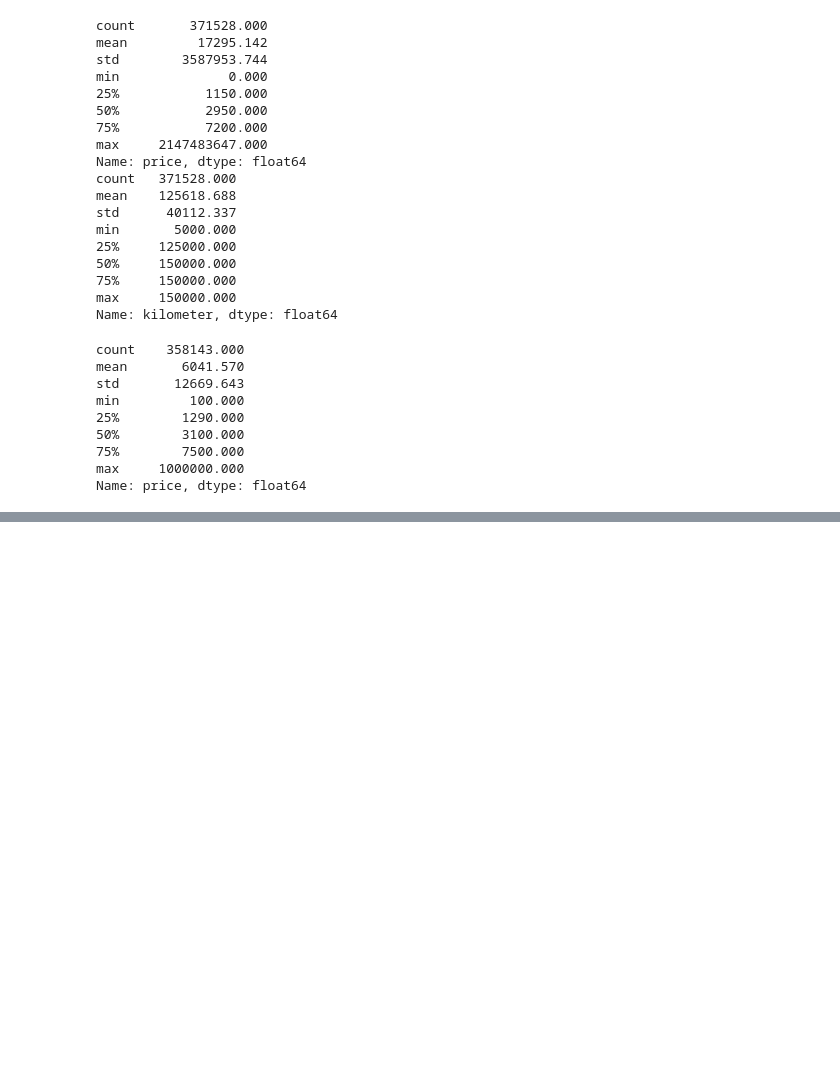
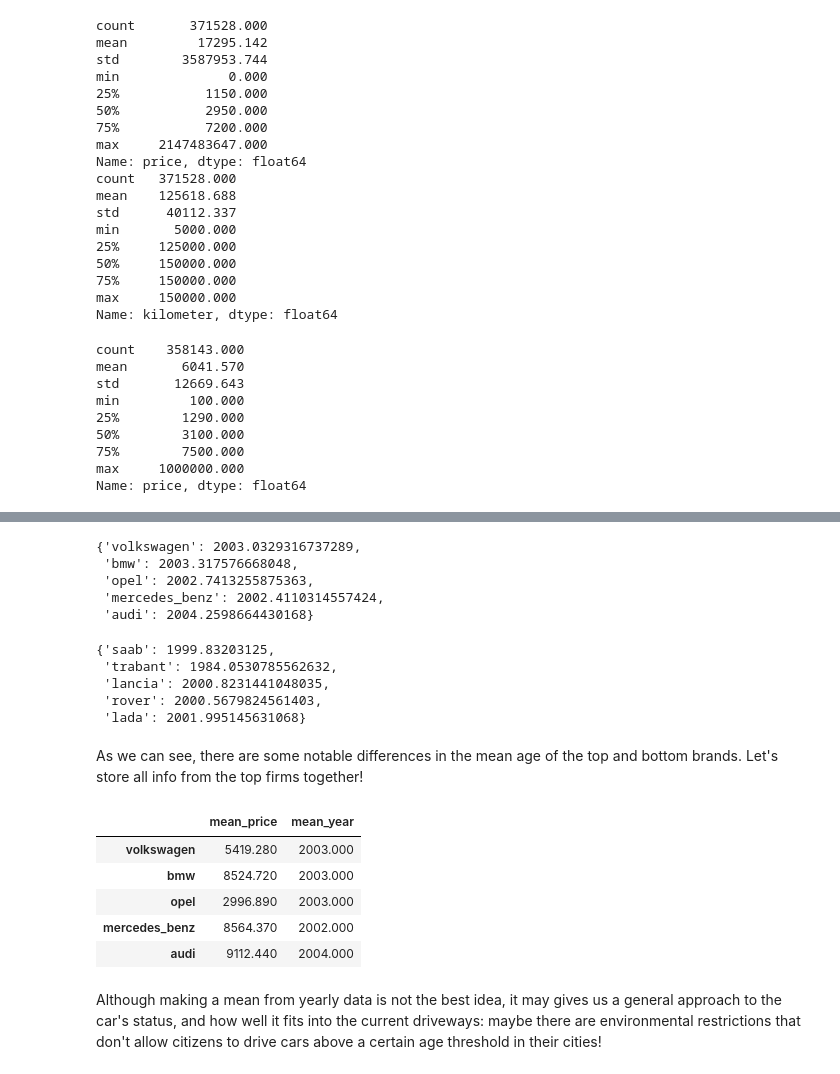
Before and after one commit to alvarosc99/Ebay-car-sales-exploration, a Jupyter notebook: code.ipynb, the cells around one changed output, grey strips where cells are left out. Drawn from its saved outputs; the diff is of its cells as text; code cells hidden in the pictures; blank space fills up the shorter version.

```diff
--- a/code.ipynb
+++ b/code.ipynb
@@ -237,0 +309,6 @@ We've successfully discarded outliers from the price column, which clearly had i
+# %%
+agg = {}
+for brand in top_brands:
+    filtered = autos.loc[autos["brand"] == brand]
+    mean = filtered["price"].mean()
+    agg[brand] = round(mean, 2)
@@ -237,0 +325,3 @@ We've successfully discarded outliers from the price column, which clearly had i
+# %%
+bottom_brands = autos["brand"].value_counts().tail(5).index
+print(bottom_brands)
@@ -237,0 +330,8 @@ We've successfully discarded outliers from the price column, which clearly had i
+# %%
+agg_bot = {}
+for brand in bottom_brands:
+    filtered = autos.loc[autos["brand"] == brand]
+    mean = filtered["price"].mean()
+    agg_bot[brand] = round(mean, 2)
+
+agg_bot
@@ -237,0 +346,14 @@ We've successfully discarded outliers from the price column, which clearly had i
+# %%
+age = {}
+for brand in top_brands:
+    filtered = autos.loc[autos["brand"] == brand]
+    mean = filtered["registration_year"].mean()
+    age[brand] = mean
+# %%
+age
+# %% [output]
+{'volkswagen': 2003.0329316737289,
+ 'bmw': 2003.317576668048,
+ 'opel': 2002.7413255875363,
+ 'mercedes_benz': 2002.4110314557424,
+ 'audi': 2004.2598664430168}
@@ -237,0 +366,25 @@ We've successfully discarded outliers from the price column, which clearly had i
+# %%
+age_bot
+# %% [output]
+{'saab': 1999.83203125,
+ 'trabant': 1984.0530785562632,
+ 'lancia': 2000.8231441048035,
+ 'rover': 2000.5679824561403,
+ 'lada': 2001.995145631068}
+# %% [markdown]
+As we can see, there are some notable differences in the mean age of the top and bottom brands. Let's store all info from the top firms together!
+# %%
+price = pd.Series(agg)
+year = pd.Series(age)
+df = pd.DataFrame(price, columns=["mean_price"])
+df["mean_year"] = round(year, 0)
+df
+# %% [output]
+|  | mean_price | mean_year |
+| volkswagen | 5419.280 | 2003.000 |
+| bmw | 8524.720 | 2003.000 |
+| opel | 2996.890 | 2003.000 |
+| mercedes_benz | 8564.370 | 2002.000 |
+| audi | 9112.440 | 2004.000 |
+# %% [markdown]
+Although making a mean from yearly data is not the best idea, it may gives us a general approach to the car's status, and how well it fits into the current driveways: maybe there are environmental restrictions that don't allow citizens to drive cars above a certain age threshold in their cities!
```
Also changed, not shown: parts of 14 cells of this notebook.
